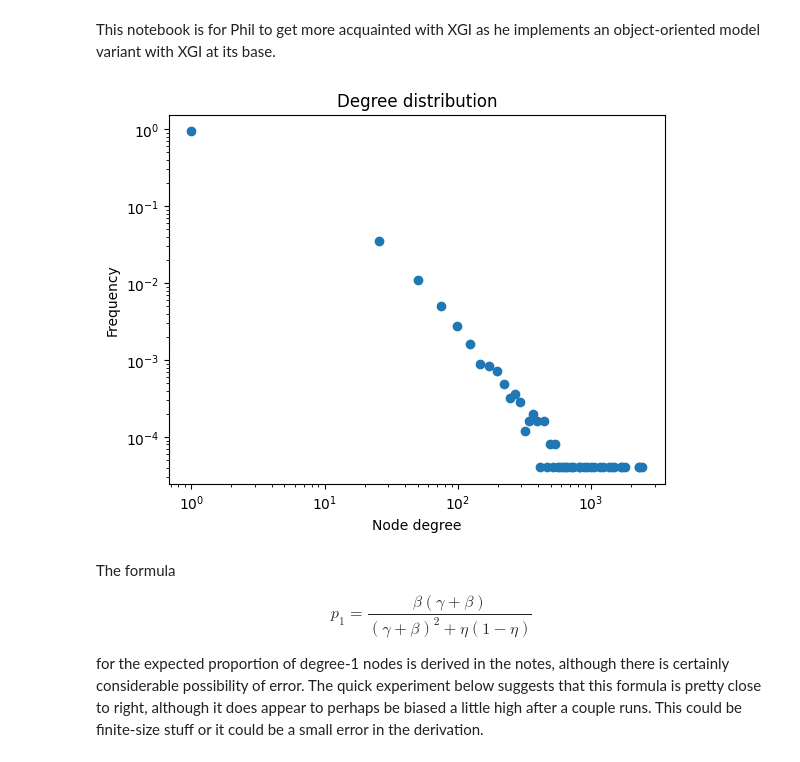
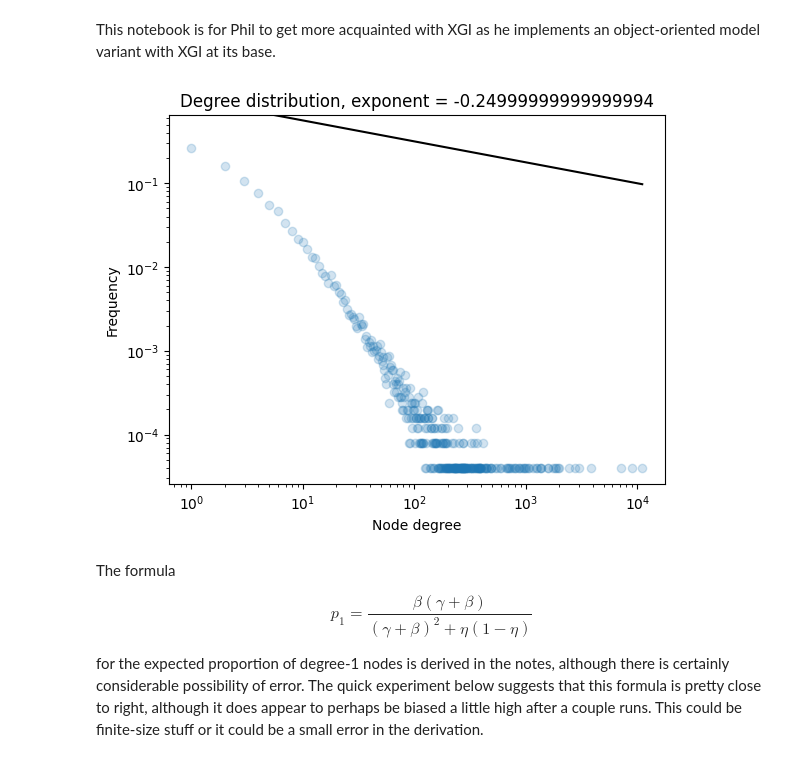
Before and after one commit to hexie1995/HyperGraph, a Jupyter notebook: code/degree-distributions-2.ipynb, the cells around one changed output. Saved outputs shown, nothing was run; the diff lists cells and outputs as text; code cells hidden in the pictures.

Commit message:
faster model, more degree distribution stuff

```diff
--- a/code/degree-distributions-2.ipynb
+++ b/code/degree-distributions-2.ipynb
@@ -1,7 +1,7 @@
 # %% [markdown]
 This notebook is for Phil to get more acquainted with XGI as he implements an object-oriented model variant with XGI at its base.
 # %%
-eta = 0.7
+eta = 4/5
 gamma = 1
 beta = 0.5
 # %%
@@ -16,15 +16,25 @@ H.add_edge((0, 1))
 for _ in range(50000):
     H.sample_edge(eta, gamma, beta)
 # %%
+pred_exponent = (eta-1)/eta
+
 degs = H.degree_sequence()
-c, b = np.histogram(degs, bins = 100)
+c, b = np.histogram(degs, bins = 100000)
 fig, ax = plt.subplots(1, 1)
-ax.scatter(b[:-1], c/H.H.num_nodes)
+ax.scatter(b[:-1], c/H.H.num_nodes, alpha = 0.2)
 
 ax.loglog()
-labs = ax.set(xlabel = "Node degree", ylabel = "Frequency", title = "Degree distribution")
+ax.set_ylim(c.min()/H.H.num_nodes, (c.max()+10000)/H.H.num_nodes)
+
+x = np.linspace(degs.min(), degs.max())
+y = 1*x**pred_exponent
+
+
+
+plt.plot(x, y, color = "black")
+labs = ax.set(xlabel = "Node degree", ylabel = "Frequency", title = f"Degree distribution, exponent = {pred_exponent}")
 # %% [output]
-[figure, old version]
+[figure, new version]
 # %% [markdown]
 The formula
 
```
Also changed, not shown: parts of 1 cell of this notebook, 2 other files.
